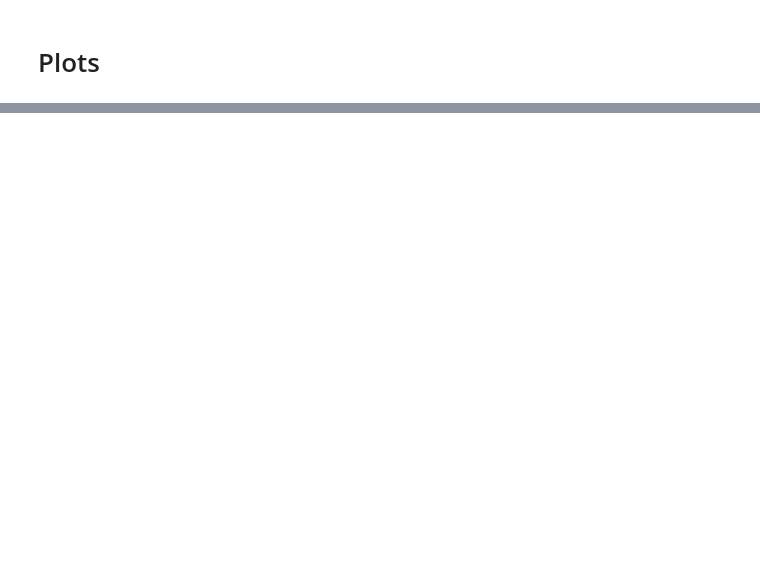
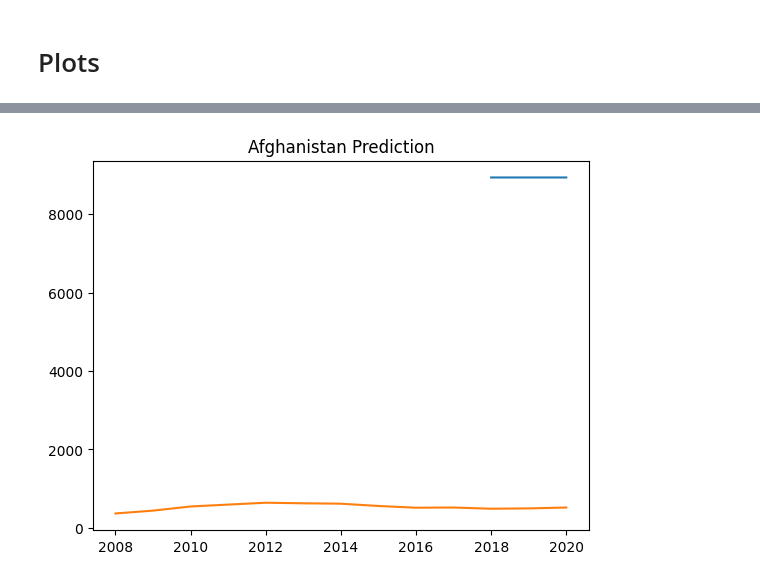
Before and after one commit to Nicohim87/TransformerForTimeSeriesData, a Jupyter notebook: gdp_per_capita_pred.ipynb, the cells around one changed output, grey strips where cells are left out. Saved outputs shown, nothing was run; the diff lists cells and outputs as text; code cells hidden in the pictures; blank space fills up the shorter version.

Commit message:
feat: basic result visualization

```diff
--- a/gdp_per_capita_pred.ipynb
+++ b/gdp_per_capita_pred.ipynb
@@ -215,8 +218,8 @@ def load_tensor(entities, years):
         year = int(year)
         entity = entity.item() if hasattr(entity, "item") else entity
 
-        regional_data.append(torch.tensor(entity_groups[entity][years_index[year] : years_index[year + SEQ_LEN] + 1]))
-        global_data.append(torch.tensor(global_array[years_index[year] : years_index[year + SEQ_LEN]]))
+        regional_data.append(entity_groups_tensor[entity][years_index[year] : years_index[year + SEQ_LEN] + 1])
+        global_data.append(global_array_tensor[years_index[year] : years_index[year + SEQ_LEN]])
 
 
     regional_data = torch.stack(regional_data).to(DEVICE, torch.float32)
@@ -382,0 +423,16 @@ plt.show()
+# %%
+comparison_entity=["Afghanistan"]
+# %%
+model.eval()
+data = []
+for years in np.append(test_year, ood_test_year):
+    print(years)
+    regional_data, global_data = load_tensor(comparison_entity, np.arange(years, years + SEQ_LEN))
+    pred = model(global_data, regional_data[:, :-1])
+
+    pred = pred[:, -1, 1:].cpu().detach().numpy()
+    data.append(scaler.inverse_transform(pred))
+
+data = np.vstack(data)
+test_y = np.arange(2008, 2021)
+pd.DataFrame(data, columns=df_global.columns[1:])
@@ -382,0 +447,13 @@ plt.show()
+# %%
+regional_data = []
+
+for year in test_y:
+    year = int(year)
+
+    regional_data.append(torch.tensor(entity_groups[comparison_entity[0]][years_index[year]]))
+
+
+regional_data = torch.stack(regional_data)
+gt = regional_data.numpy()
+gt = scaler.inverse_transform(gt[:, 1:])
+pd.DataFrame(gt, columns=df_global.columns[1:])
@@ -382,0 +475,8 @@ plt.show()
+# %%
+y = test_y[-3:]
+plt.plot(y, data[:, -5], label="pred")
+plt.plot(test_y, gt[:, -5], label="gt")
+plt.title(comparison_entity[0] + " Prediction")
+plt.show()
+# %% [output]
+[figure, added]
```
Also changed, not shown: parts of 8 cells of this notebook.
